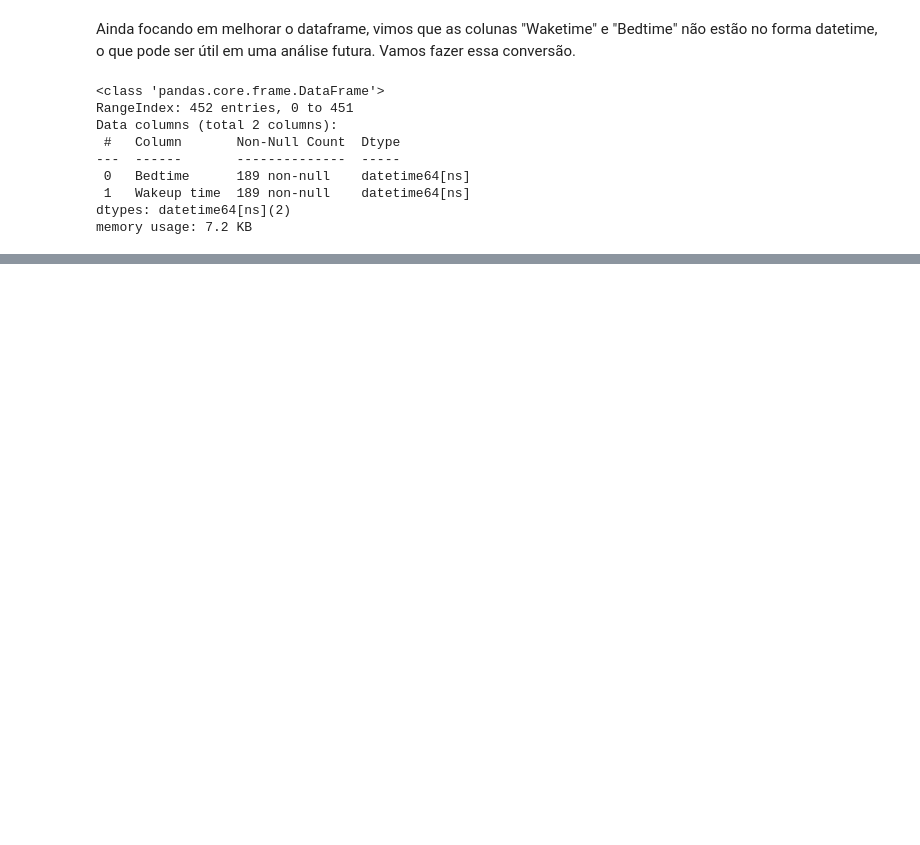
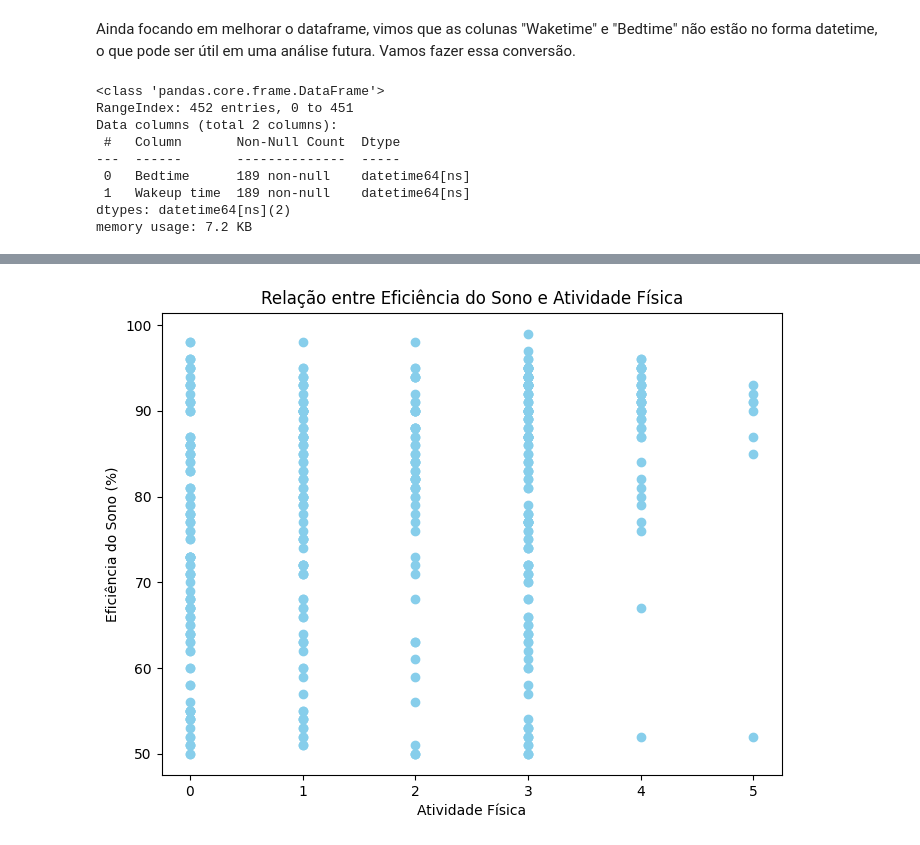
Before and after one commit to thainazanfolin/min_sleep_efficiency, a Jupyter notebook: Projeto_Min_Sleep_Efficiency.ipynb, the cells around one changed output, grey strips where cells are left out. Saved outputs shown, nothing was run; the diff lists cells and outputs as text; code cells hidden in the pictures; blank space fills up the shorter version.

```diff
--- a/Projeto_Min_Sleep_Efficiency.ipynb
+++ b/Projeto_Min_Sleep_Efficiency.ipynb
@@ -320,0 +358,16 @@ Eficiencia do sono x Tempo de sono
+# %%
+# Eficiência do sono x Atividade Física
+
+# Supondo que as colunas sejam 'Sleep Efficiency' para eficiência do sono e 'Physical Activity' para atividade física
+plt.figure(figsize=(8, 6))
+
+# Criando o gráfico de dispersão
+plt.scatter(df['Exercise frequency'], df['Sleep efficiency'] * 100, color='skyblue', alpha=1)
+plt.title('Relação entre Eficiência do Sono e Atividade Física')
+plt.xlabel('Atividade Física')
+plt.ylabel('Eficiência do Sono (%)')
+
+# Exibindo o gráfico
+plt.show()
+# %% [output]
+[figure, added]
```
Also changed, not shown: parts of 13 cells of this notebook.
